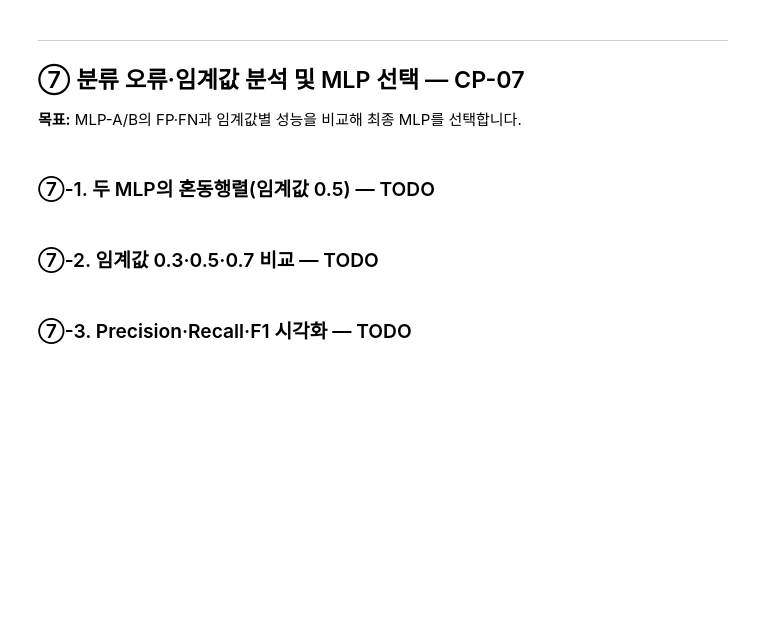
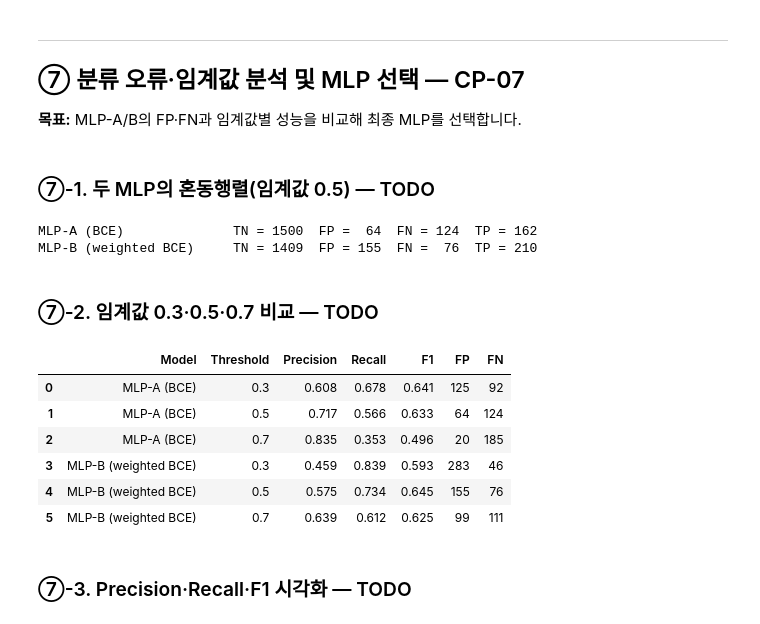
Before and after one commit to Kim-ms/ai-mini-projects, a Jupyter notebook: mini-project-01/code/02_classification_online_shopping.ipynb, the cells around one changed output. Cells and saved outputs as stored; diff of their text form; code cells hidden in the pictures; blank space fills up the shorter version.

```diff
--- a/mini-project-01/code/02_classification_online_shopping.ipynb
+++ b/mini-project-01/code/02_classification_online_shopping.ipynb
@@ -895,35 +893,46 @@ display(deep_analysis_df)
 # TODO 7-1. 각 MLP의 구매 확률을 0.5 기준으로 분류합니다.
 # 그다음 혼동행렬에서 TN, FP, FN, TP를 계산합니다.
 for name, model in mlp_models.items():
-    p = ...
-    pred = ...
-    tn, fp, fn, tp = ...
-    print(f"{name:<24} TN={tn:>5}  FP={fp:>4}  FN={fn:>4}  TP={tp:>4}")
+    p = mlp_probabilities(model, Xt_valid)
+    pred = (p >= 0.5).astype(int)
+    tn, fp, fn, tp = confusion_matrix(y_valid.to_numpy(), pred, labels=[0, 1]).ravel()
+    print(f"{name:<24} TN ={tn:>5}  FP ={fp:>4}  FN ={fn:>4}  TP ={tp:>4}")
+# %% [output]
+MLP-A (BCE)              TN = 1500  FP =  64  FN = 124  TP = 162
+MLP-B (weighted BCE)     TN = 1409  FP = 155  FN =  76  TP = 210
 # %% [markdown]
 ### ⑦-2. 임계값 0.3·0.5·0.7 비교 — TODO
 # %%
 # [공통] 분류 임계값과 결과 누적 구조
 thresholds = [0.3, 0.5, 0.7]
 threshold_records = []
 
 for name, model in mlp_models.items():
     # TODO 7-2. 해당 모델의 Validation 구매 확률을 계산합니다.
-    prob = ...
+    prob = mlp_probabilities(model, Xt_valid)
     for t in thresholds:
         # TODO 7-3. 확률을 t 기준으로 0/1 분류한 뒤 평가 지표와 혼동행렬을 계산합니다.
-        pred = ...
-        scores = ...
-        tn, fp, fn, tp = ...
+        pred = (prob >= t).astype(int)
+        scores = classification_scores(y_valid, pred)
+        tn, fp, fn, tp = confusion_matrix(y_valid.to_numpy(), pred, labels=[0, 1]).ravel()
         # [공통] 모델별·임계값별 성능 기록
         threshold_records.append({
             "Model": name, "Threshold": t, **scores,
             "TN": int(tn), "FP": int(fp), "FN": int(fn), "TP": int(tp),
         })
 
 threshold_df = pd.DataFrame(threshold_records)
 display(threshold_df[[
     "Model", "Threshold", "Precision", "Recall", "F1", "FP", "FN"
 ]].round(3))
+# %% [output]
+|  | Model | Threshold | Precision | Recall | F1 | FP | FN |
+| 0 | MLP-A (BCE) | 0.3 | 0.608 | 0.678 | 0.641 | 125 | 92 |
+| 1 | MLP-A (BCE) | 0.5 | 0.717 | 0.566 | 0.633 | 64 | 124 |
+| 2 | MLP-A (BCE) | 0.7 | 0.835 | 0.353 | 0.496 | 20 | 185 |
+| 3 | MLP-B (weighted BCE) | 0.3 | 0.459 | 0.839 | 0.593 | 283 | 46 |
+| 4 | MLP-B (weighted BCE) | 0.5 | 0.575 | 0.734 | 0.645 | 155 | 76 |
+| 5 | MLP-B (weighted BCE) | 0.7 | 0.639 | 0.612 | 0.625 | 99 | 111 |
 # %% [markdown]
 ### ⑦-3. Precision·Recall·F1 시각화 — TODO
 # %%
```
Also changed, not shown: parts of 3 cells of this notebook, 1 other file.
